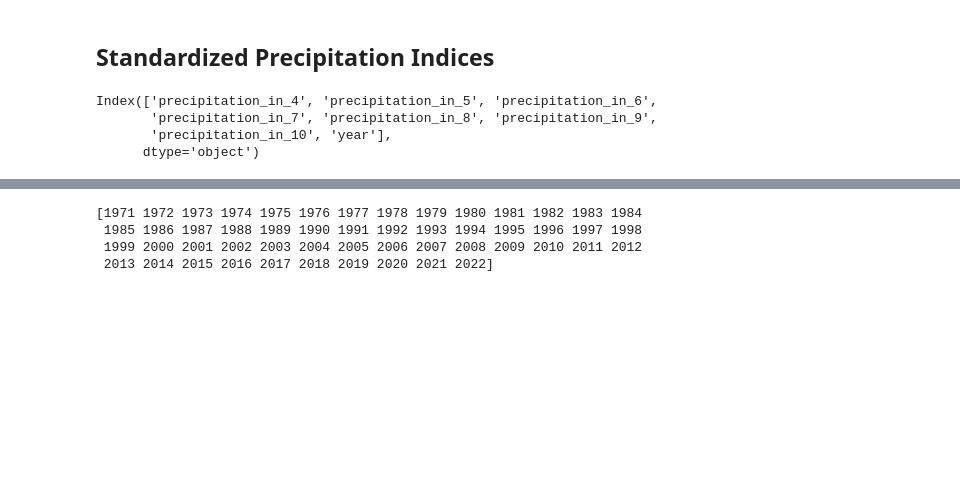
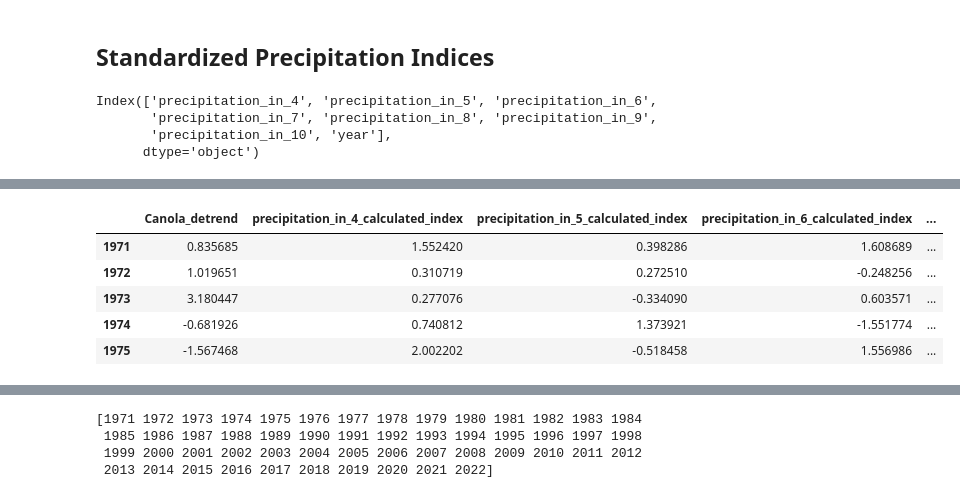
Before and after one commit to Laura-Pldk/Canola_Yield_Prediction, a Jupyter notebook: notebooks/Canola_presentation.ipynb, the cells around one changed output, grey strips where cells are left out. Saved outputs shown, nothing was run; the diff lists cells and outputs as text; code cells hidden in the pictures; blank space fills up the shorter version.

```diff
--- a/notebooks/Canola_presentation.ipynb
+++ b/notebooks/Canola_presentation.ipynb
@@ -633,0 +627,20 @@ plt.show()
+# %%
+for month in range(4,11):
+
+    daily_max_temperatures = dist1_df.resample('D').max()
+    monthly_avg_max_temperatures = daily_max_temperatures.resample('MS').mean()
+
+#     dist1_df_month = dist1_df.resample('MS').mean()
+    month_data = monthly_avg_max_temperatures[monthly_avg_max_temperatures.index.month == month]
+
+    column_to_append = month_data['t2m'].tolist()
+    feature_df.loc[:, f'avg_max_temp_in_{month}'] = column_to_append
+
+feature_df.head()
+# %% [output]
+|  | Canola_detrend | precipitation_in_4_calculated_index | precipitation_in_5_calculated_index | precipitation_in_6_calculated_index | ... |
+| 1971 | 0.835685 | 1.552420 | 0.398286 | 1.608689 | ... |
+| 1972 | 1.019651 | 0.310719 | 0.272510 | -0.248256 | ... |
+| 1973 | 3.180447 | 0.277076 | -0.334090 | 0.603571 | ... |
+| 1974 | -0.681926 | 0.740812 | 1.373921 | -1.551774 | ... |
+| 1975 | -1.567468 | 2.002202 | -0.518458 | 1.556986 | ... |
```
Also changed, not shown: parts of 31 cells of this notebook.
